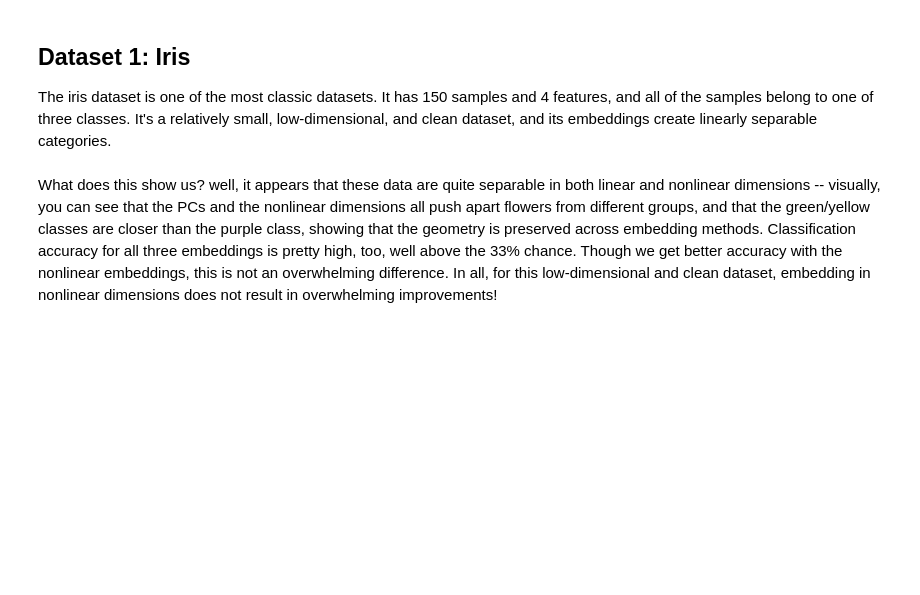
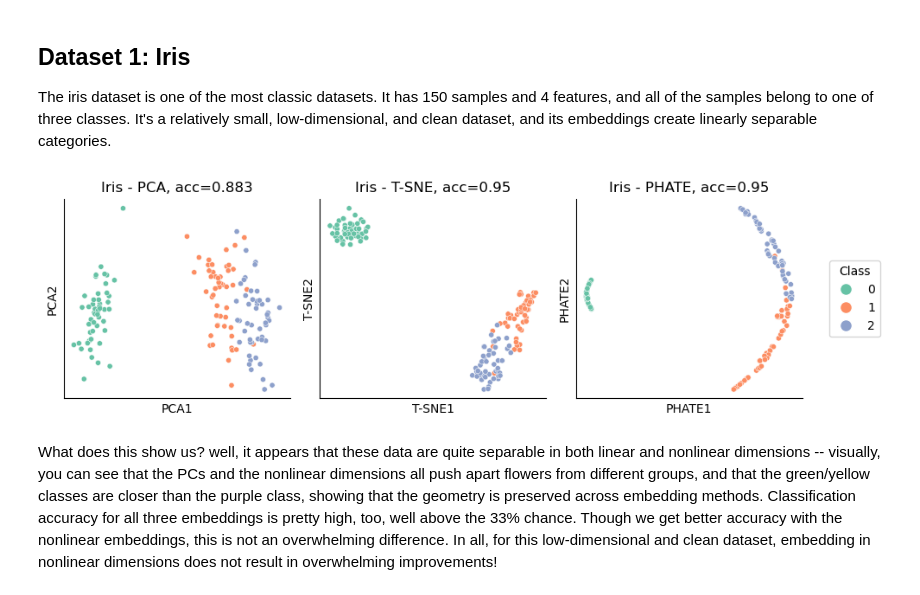
Before and after one commit to ericabusch/RepBiomrkr, a Jupyter notebook: manifold_learning_example.ipynb, the cells around one changed output. Cells and saved outputs as stored; diff of their text form; code cells hidden in the pictures; blank space fills up the shorter version.

```diff
--- a/manifold_learning_example.ipynb
+++ b/manifold_learning_example.ipynb
@@ -50,49 +50,54 @@ fig = plt.figure(figsize=(10, 3))
 gs = GridSpec(1, 4, width_ratios=[1, 1, 1, 0.2])  # 3 matrices + 1 narrow colorbar
 
 uniq_labels = np.unique(iris_labels)
-palette=sns.color_palette('Set3',len(uniq_labels))
+palette=sns.color_palette('Set2', len(uniq_labels))
 color_dict = {group: color for group, color in zip(uniq_labels, palette)}
 
 # Create axes for each matrix and colorbar
 axes = [plt.subplot(gs[i]) for i in range(4)]
 
-g=sns.scatterplot(x=iris_pca[:,0], y=iris_pca[:,1], c=iris_labels,  ax=axes[0],s=20, cmap='Set3',legend=False)
-g.set(xticks=[],yticks=[],title=f'Iris - PCA, acc={np.round(accuracies[0],3)}')
+temp = pd.DataFrame({'x':iris_pca[:,0], 'y':iris_pca[:,1], 'c':iris_labels})
+g=sns.scatterplot(data=temp, x="x", y="y", hue="c", palette=color_dict, ax=axes[0],s=20,  legend=False)
+g.set(xticks=[],yticks=[],title=f'Iris - PCA, acc={np.round(accuracies[0],3)}',xlabel='PCA1',ylabel='PCA2')
 
-g=sns.scatterplot(x=iris_tsne[:,0], y=iris_tsne[:,1], c=iris_labels,  ax=axes[1], s=20, cmap='Set3',legend=False)
-g.set(xticks=[],yticks=[],title=f'Iris - T-SNE, acc={np.round(accuracies[1],3)}')
+temp = pd.DataFrame({'x':iris_tsne[:,0], 'y':iris_tsne[:,1], 'c':iris_labels})
+g=sns.scatterplot(data=temp, x="x", y="y", hue="c", palette=color_dict, ax=axes[1],s=20,  legend=False)
+g.set(xticks=[],yticks=[],title=f'Iris - T-SNE, acc={np.round(accuracies[1],3)}',xlabel='T-SNE1',ylabel='T-SNE2')
 
-g=sns.scatterplot(x=iris_phate[:,0], y=iris_phate[:,1], c=iris_labels, ax=axes[2],s=20, cmap='Set3',legend=False)
-g.set(xticks=[],yticks=[],title=f'Iris - PHATE, acc={np.round(accuracies[2],3)}')
+temp = pd.DataFrame({'x':iris_phate[:,0], 'y':iris_phate[:,1], 'c':iris_labels})
+g=sns.scatterplot(data=temp, x="x", y="y", hue="c", palette=color_dict, ax=axes[2],s=20,  legend=False)
+g.set(xticks=[],yticks=[],title=f'Iris - PHATE, acc={np.round(accuracies[2],3)}',xlabel='PHATE1',ylabel='PHATE2')
 
 axes[3].axis('off')
 
 
 # Create custom legend handles
 legend_handles = []
 for group, color in color_dict.items():
     handle = Line2D(
         [0], [0],
         marker='o',
         color='w',
         markerfacecolor=color,
         markersize=10,
         label=group
     )
     legend_handles.append(handle)
 
 # Add the legend to the separate axis with adjusted parameters for many groups
 legend = axes[3].legend(
     handles=legend_handles,
     loc='center',
-    fontsize=10
+    fontsize=10,
     frameon=True,
     title='Class',
     ncol=1
 )
 
-
+sns.despine()
 fig.tight_layout()
+# %% [output]
+[figure, added]
 # %% [markdown]
 What does this show us? well, it appears that these data are quite separable in both linear and nonlinear dimensions -- visually, you can see that the PCs and the nonlinear dimensions all push apart flowers from different groups, and that the green/yellow classes are closer than the purple class, showing that the geometry is preserved across embedding methods. Classification accuracy for all three embeddings is pretty high, too, well above the 33% chance. Though we get better accuracy with the nonlinear embeddings, this is not an overwhelming difference. In all, for this low-dimensional and clean dataset, embedding in nonlinear dimensions does not result in overwhelming improvements!
 # %% [markdown]
```
Also changed, not shown: parts of 14 cells of this notebook, 3 other files.
